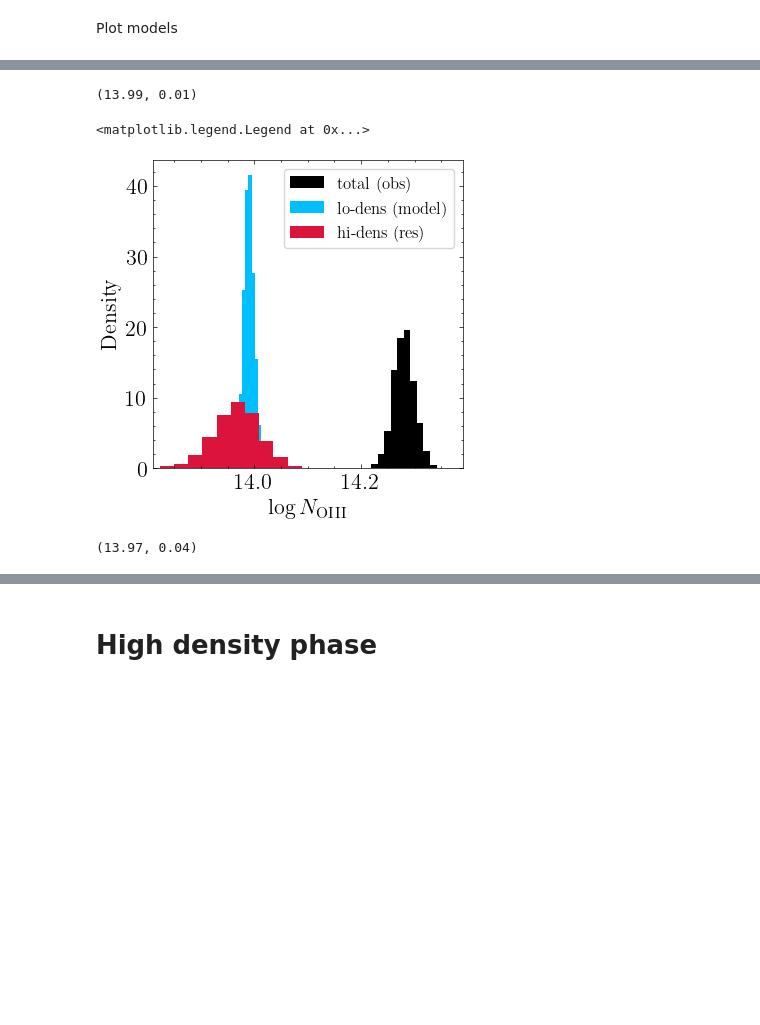
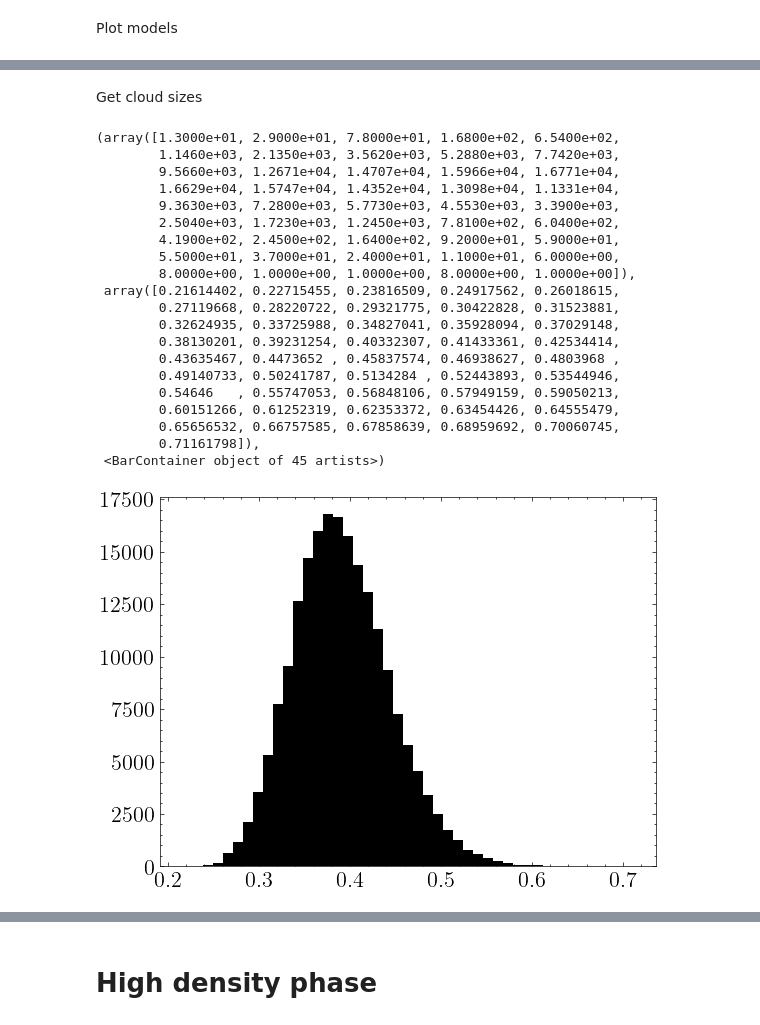
Before and after one commit to suyashk12/cgm_science, a Jupyter notebook: cloudy_fitting/z=1.09_cloudy_fit.ipynb, the cells around one changed output, grey strips where cells are left out. Cells and saved outputs as stored; diff of their text form; code cells hidden in the pictures; blank space fills up the shorter version.

Commit message:
Updated CLOUDY results

```diff
--- a/cloudy_fitting/z=1.09_cloudy_fit.ipynb
+++ b/cloudy_fitting/z=1.09_cloudy_fit.ipynb
@@ -271,4 +294,0 @@ logN_OIII_sig = logN_OIII_med-np.percentile(logN_OIII_samples, 100*(1-cdf_1sig))
-# %%
-np.round(logN_OIII_med, 2), np.round(logN_OIII_sig, 2)
-# %% [output]
-(13.99, 0.01)
@@ -280,17 +294,0 @@ logN_OIII_dist_res = np.log10(10**logN_OIII_dist_obs - 10**logN_OIII_dist_mod)
-# %%
-fig, ax = plt.subplots(1, figsize=(4,4))
-
-plt.hist(logN_OIII_dist_obs, density=True, label='total (obs)')
-plt.hist(logN_OIII_dist_mod, density=True, label='lo-dens (model)')
-plt.hist(logN_OIII_dist_res, density=True, label='hi-dens (res)')
-
-#plt.hist(logN_OIII_dist_res, density=True)
-#plt.hist(logN_OIII_samples, density=True)
-ax.set_xlabel(r'$\log N_{\mathrm{OIII}}$')
-ax.set_ylabel('Density')
-
-ax.set_xlim(13.81,14.39)
-ax.legend(loc='upper right')
-# %% [output]
-<matplotlib.legend.Legend at 0x...>
-[figure, removed]
@@ -300,4 +295,28 @@ logN_OIII_res_sig = logN_OIII_res_med-np.percentile(logN_OIII_dist_res, 100*(1-c
-# %%
-np.round(logN_OIII_res_med, 2), np.round(logN_OIII_res_sig, 2)
-# %% [output]
-(13.97, 0.04)
+# %% [markdown]
+Get cloud sizes
+# %%
+l_dist = np.array([get_cloud_size(14.3, log_hdens, species_logN_interp) for log_hdens in flat_samples_hdens['log_hdens']])
+# %%
+plt.hist(l_dist, bins=45)
+# %% [output]
+(array([1.3000e+01, 2.9000e+01, 7.8000e+01, 1.6800e+02, 6.5400e+02,
+        1.1460e+03, 2.1350e+03, 3.5620e+03, 5.2880e+03, 7.7420e+03,
+        9.5660e+03, 1.2671e+04, 1.4707e+04, 1.5966e+04, 1.6771e+04,
+        1.6629e+04, 1.5747e+04, 1.4352e+04, 1.3098e+04, 1.1331e+04,
+        9.3630e+03, 7.2800e+03, 5.7730e+03, 4.5530e+03, 3.3900e+03,
+        2.5040e+03, 1.7230e+03, 1.2450e+03, 7.8100e+02, 6.0400e+02,
+        4.1900e+02, 2.4500e+02, 1.6400e+02, 9.2000e+01, 5.9000e+01,
+        5.5000e+01, 3.7000e+01, 2.4000e+01, 1.1000e+01, 6.0000e+00,
+        8.0000e+00, 1.0000e+00, 1.0000e+00, 8.0000e+00, 1.0000e+00]),
+ array([0.21614402, 0.22715455, 0.23816509, 0.24917562, 0.26018615,
+        0.27119668, 0.28220722, 0.29321775, 0.30422828, 0.31523881,
+        0.32624935, 0.33725988, 0.34827041, 0.35928094, 0.37029148,
+        0.38130201, 0.39231254, 0.40332307, 0.41433361, 0.42534414,
+        0.43635467, 0.4473652 , 0.45837574, 0.46938627, 0.4803968 ,
+        0.49140733, 0.50241787, 0.5134284 , 0.52443893, 0.53544946,
+        0.54646   , 0.55747053, 0.56848106, 0.57949159, 0.59050213,
+        0.60151266, 0.61252319, 0.62353372, 0.63454426, 0.64555479,
+        0.65656532, 0.66757585, 0.67858639, 0.68959692, 0.70060745,
+        0.71161798]),
+ <BarContainer object of 45 artists>)
+[figure, added]
```
Also changed, not shown: parts of 108 cells of this notebook, 9 other files.
